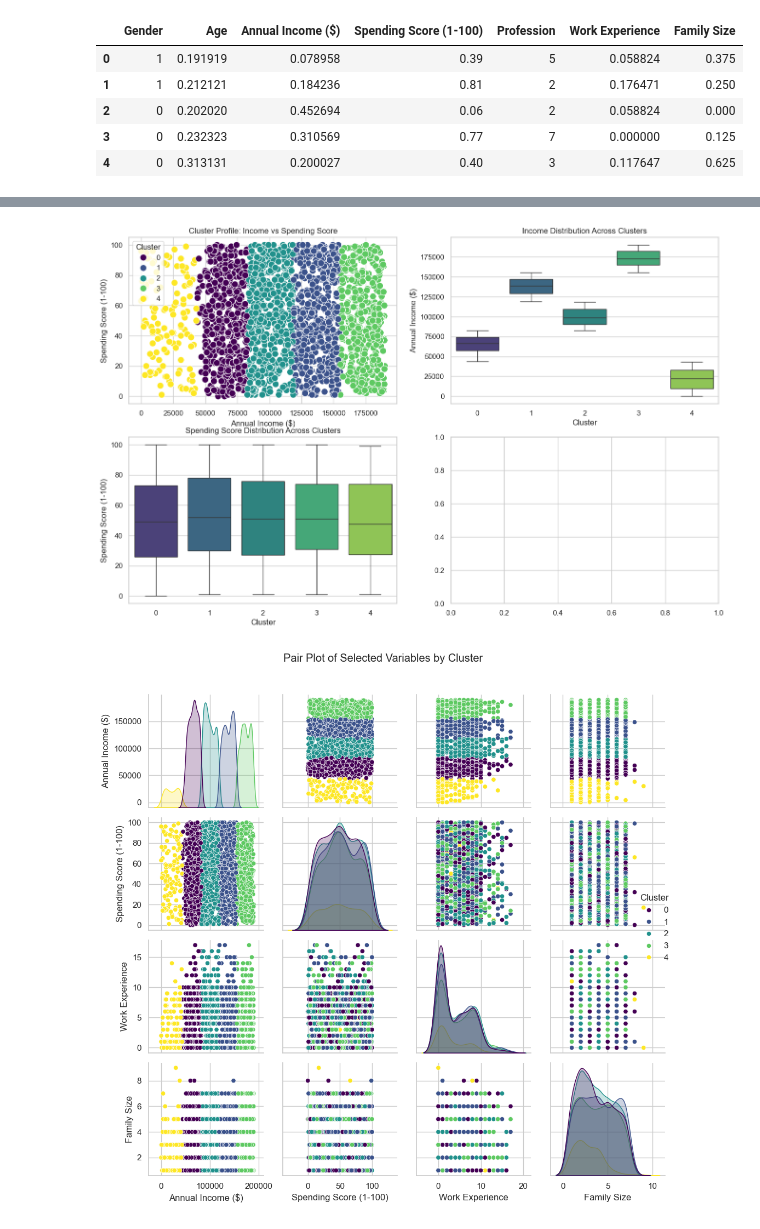
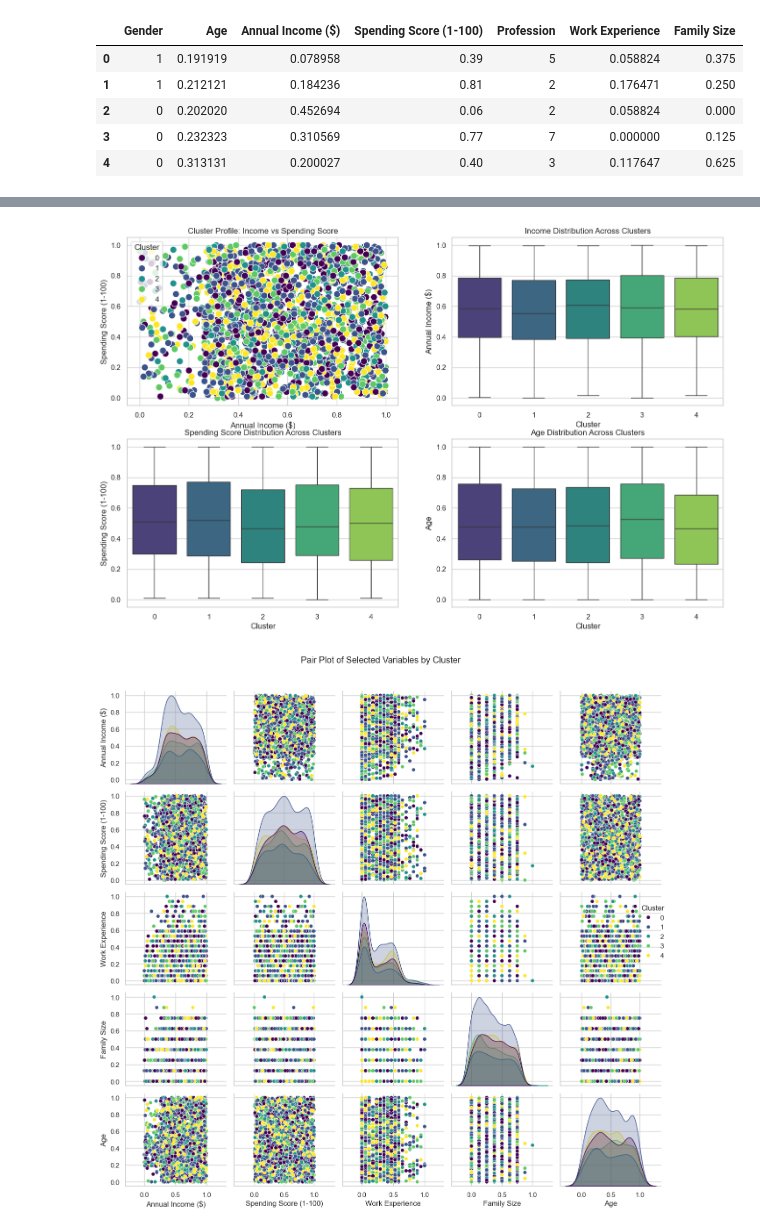
Before and after one commit to RamomLandim/MVP-de-Analise-de-Dados-e-Boas-Praticas, a Jupyter notebook: MVP_Analise_de_Dados.ipynb, the cells around one changed output, grey strips where cells are left out. Cells and saved outputs as stored; diff of their text form; code cells hidden in the pictures.

```diff
--- a/MVP_Analise_de_Dados.ipynb
+++ b/MVP_Analise_de_Dados.ipynb
@@ -206,16 +333,15 @@ plt.show()
 # %%
-# Create a copy to avoid modifying the original DataFrame
+# Criando uma cópia do DataFrame original
 encoded_data = dataset.copy()
 
-# Encode 'Gender' using LabelEncoder
+# Codifica 'Gender' usando LabelEncoder
 label_encoder = LabelEncoder()
 encoded_data['Gender'] = label_encoder.fit_transform(dataset['Gender'])
 
-# Encode 'Profession' using LabelEncoder
-# Note: Handle missing values in 'Profession' before encoding, if needed
-encoded_data['Profession'] = label_encoder.fit_transform(dataset['Profession'].astype(str))
+# Codifica 'Profession' usando LabelEncoder
+encoded_data['Profession'] = label_encoder.fit_transform(dataset['Profession'])
 
-# Display the first few rows of the encoded DataFrame
+# Apresente as primeiras linhas do novo "DataFrame" após a aplicação do LabelEncoder.
 print(encoded_data.head())
 # %% [output]
    CustomerID  Gender  Age  Annual Income ($)  Spending Score (1-100)  \
@@ -234,20 +364,20 @@ print(encoded_data.head())
 # %%
-# Select relevant numerical columns for normalization
+# Seleciona as colunas de variáveis numéricas mais relevantes para a normalização
 numerical_columns = ['Age', 'Annual Income ($)', 'Spending Score (1-100)', 'Work Experience', 'Family Size']
 
-# Create a copy to avoid modifying the original encoded DataFrame
+# Criando uma cópia para não perder o dataframe original, após o LabelEncoder.
 normalized_data = encoded_data.copy()
 
-# Initialize MinMaxScaler
-#scaler = MinMaxScaler()
+# Inicializa o MinMaxScaler
+scaler = MinMaxScaler()
 
-# Normalize the selected numerical columns
-#normalized_data[numerical_columns] = scaler.fit_transform(encoded_data[numerical_columns])
+# Normaliza as variáveis Numéricas
+normalized_data[numerical_columns] = scaler.fit_transform(encoded_data[numerical_columns])
 
-# Drop the 'CustomerID' column
+# Removendo a coluna do "Customer ID"
 normalized_data = normalized_data.drop('CustomerID', axis=1)
 
-# Display the modified DataFrame
+# Display do dataframe modificado
 normalized_data.head()
 # %% [output]
 |  | Gender | Age | Annual Income ($) | Spending Score (1-100) | Profession | Work Experience | Family Size |
@@ -345,7 +495,7 @@ Passing `palette` without assigning `hue` is deprecated and will be removed in v
 # %%
 plt.figure(figsize=(16, 10))
 
-# Scatter plot for Income vs Spending Score with clusters differentiated by color
+# Gráfico de dispersão para pontuação de renda versus gastos com clusters diferenciados por cor
 plt.subplot(2, 2, 1)
 sns.scatterplot(x='Annual Income ($)', y='Spending Score (1-100)', hue='Cluster', data=normalized_data, palette='viridis', s=100)
 plt.title('Cluster Profile: Income vs Spending Score')
@@ -353,23 +503,29 @@ plt.xlabel('Annual Income ($)')
 plt.ylabel('Spending Score (1-100)')
 plt.legend(title='Cluster')
 
-# Box plot for Annual Income distribution across clusters
+# Gráfico boxplot para distribuição de renda anual entre clusters
 plt.subplot(2, 2, 2)
 sns.boxplot(x='Cluster', y='Annual Income ($)', data=normalized_data, palette='viridis')
 plt.title('Income Distribution Across Clusters')
 plt.xlabel('Cluster')
 plt.ylabel('Annual Income ($)')
 
-# Box plot for Spending Score distribution across clusters
+# Gráfico boxplot para distribuição de pontuação de gastos entre clusters
 plt.subplot(2, 2, 3)
 sns.boxplot(x='Cluster', y='Spending Score (1-100)', data=normalized_data, palette='viridis')
 plt.title('Spending Score Distribution Across Clusters')
 plt.xlabel('Cluster')
 plt.ylabel('Spending Score (1-100)')
 
+# Gráfico boxplot para distribuição de idade entre clusters
+plt.subplot(2, 2, 4)
+sns.boxplot(x='Cluster', y='Age', data=normalized_data, palette='viridis')
+plt.title('Age Distribution Across Clusters')
+plt.xlabel('Cluster')
+plt.ylabel('Age')
+
 # Pair plot for selected variables
-plt.subplot(2, 2, 4)
-selected_vars = ['Annual Income ($)', 'Spending Score (1-100)', 'Work Experience', 'Family Size']
+selected_vars = ['Annual Income ($)', 'Spending Score (1-100)', 'Work Experience', 'Family Size', 'Age']
 sns.pairplot(normalized_data, hue='Cluster', vars=selected_vars, palette='viridis')
 plt.suptitle('Pair Plot of Selected Variables by Cluster', y=1.02)
 
@@ -386,2 +546,2 @@ Passing `palette` without assigning `hue` is deprecated and will be removed in v
-[figure, old version]
+[figure, new version]
-[figure, old version]
+[figure, new version]
```
Also changed, not shown: parts of 36 cells of this notebook.
